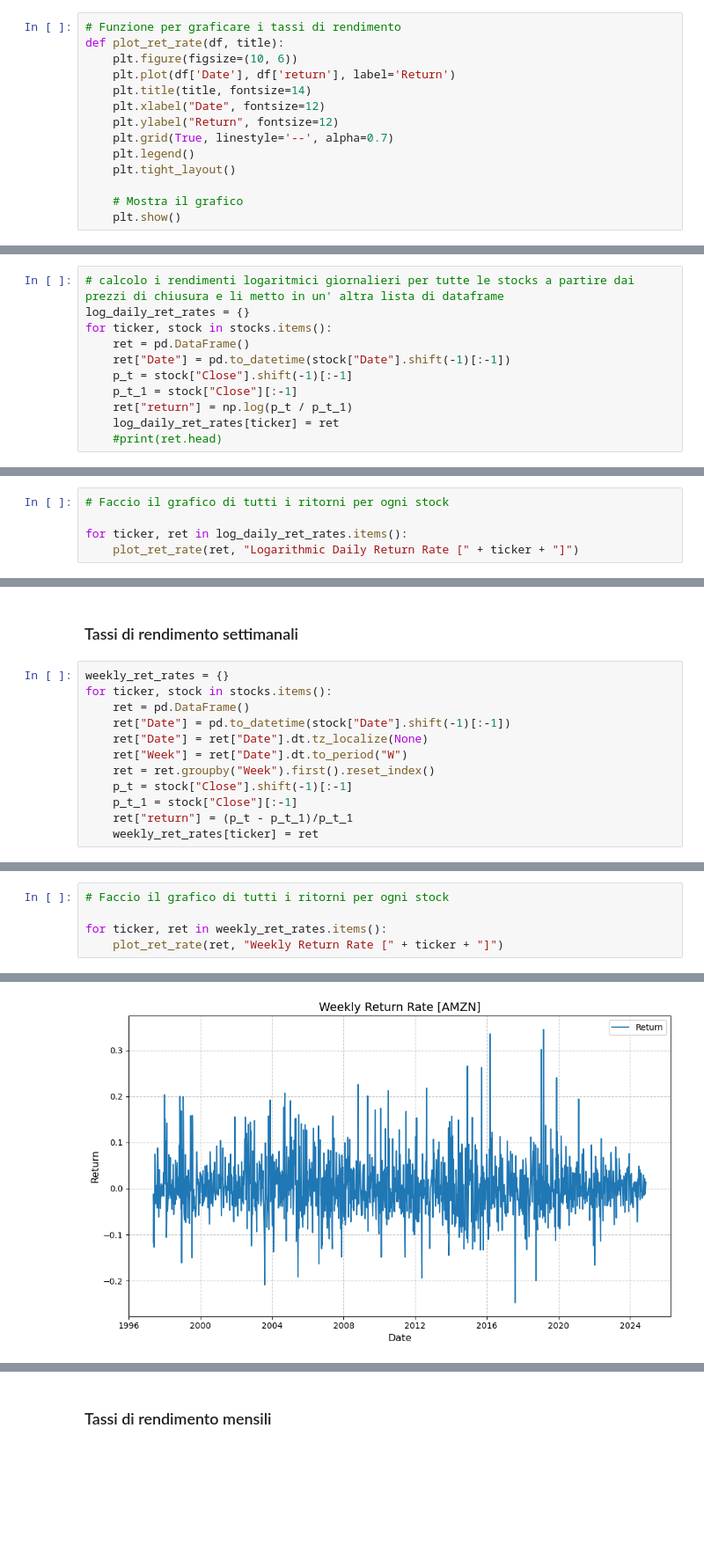
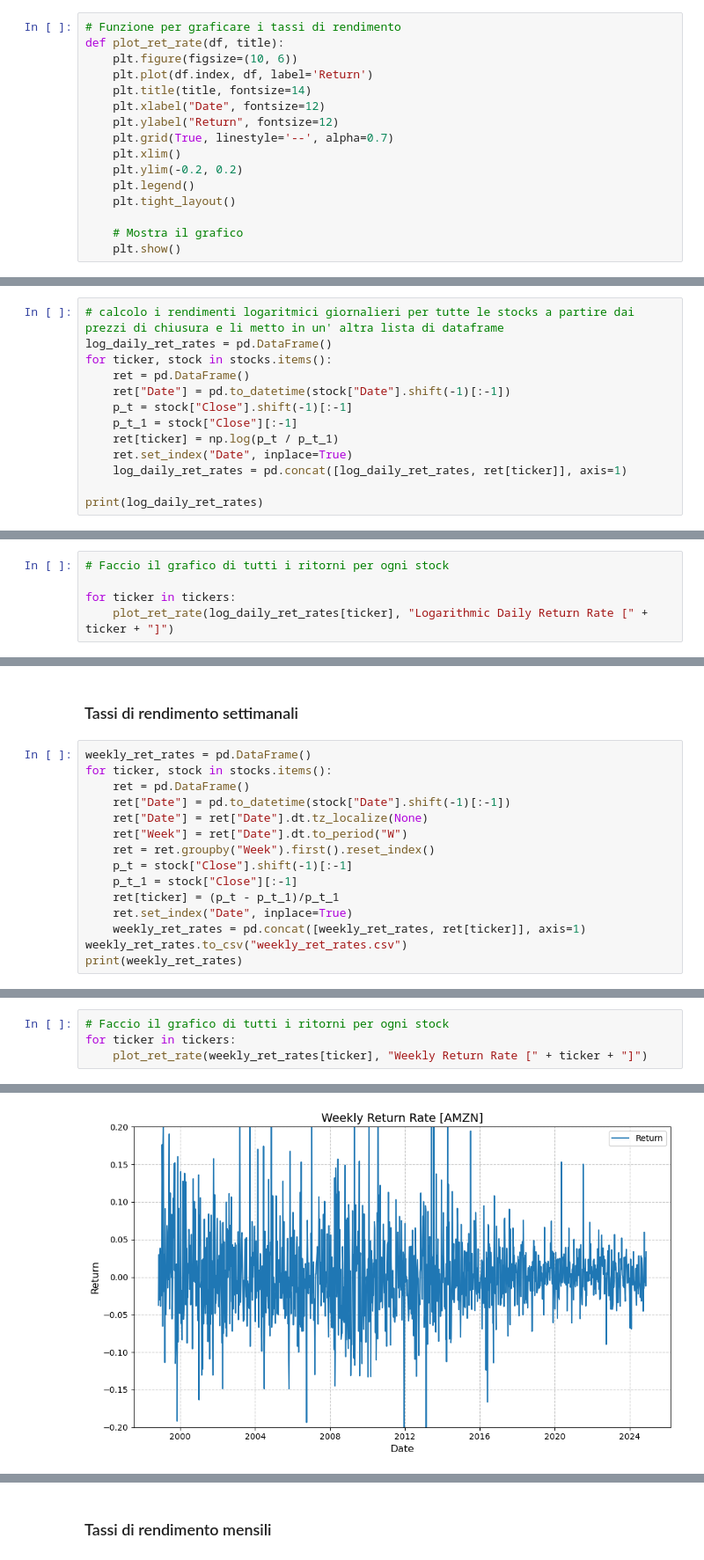
Before and after one commit to LucaFalasca/FinancialMarketAnalysis, a Jupyter notebook: rendimenti.ipynb, the cells around one changed output, grey strips where cells are left out. Shown at 88% size. Drawn from its saved outputs; the diff is of its cells as text; blank space fills up the shorter version.

```diff
--- a/rendimenti.ipynb
+++ b/rendimenti.ipynb
@@ -66,11 +71,13 @@ for ticker in tickers:
 # Funzione per graficare i tassi di rendimento
 def plot_ret_rate(df, title):
     plt.figure(figsize=(10, 6))
-    plt.plot(df['Date'], df['return'], label='Return')
+    plt.plot(df.index, df, label='Return')
     plt.title(title, fontsize=14)
     plt.xlabel("Date", fontsize=12)
     plt.ylabel("Return", fontsize=12)
     plt.grid(True, linestyle='--', alpha=0.7)
+    plt.xlim()
+    plt.ylim(-0.2, 0.2)
     plt.legend()
     plt.tight_layout()
 
@@ -80,12 +87,14 @@ def plot_ret_rate(df, title):
 ### Tassi di rendimenti logaritmici giornalieri
 # %%
 # calcolo i rendimenti logaritmici giornalieri per tutte le stocks a partire dai prezzi di chiusura e li metto in un' altra lista di dataframe
-log_daily_ret_rates = {}
+log_daily_ret_rates = pd.DataFrame()
 for ticker, stock in stocks.items():
     ret = pd.DataFrame()
     ret["Date"] = pd.to_datetime(stock["Date"].shift(-1)[:-1])
     p_t = stock["Close"].shift(-1)[:-1]
     p_t_1 = stock["Close"][:-1]
-    ret["return"] = np.log(p_t / p_t_1)
-    log_daily_ret_rates[ticker] = ret
-    #print(ret.head)
+    ret[ticker] = np.log(p_t / p_t_1)
+    ret.set_index("Date", inplace=True)
+    log_daily_ret_rates = pd.concat([log_daily_ret_rates, ret[ticker]], axis=1)
+
+print(log_daily_ret_rates)
@@ -92,6 +116,6 @@ for ticker, stock in stocks.items():
 # %%
 # Faccio il grafico di tutti i ritorni per ogni stock
 
-for ticker, ret in log_daily_ret_rates.items():
-    plot_ret_rate(ret, "Logarithmic Daily Return Rate [" + ticker + "]")
+for ticker in tickers:
+    plot_ret_rate(log_daily_ret_rates[ticker], "Logarithmic Daily Return Rate [" + ticker + "]")
 # %% [output]
@@ -103,7 +127,7 @@ for ticker, ret in log_daily_ret_rates.items():
 # %% [markdown]
 ### Tassi di rendimento settimanali
 # %%
-weekly_ret_rates = {}
+weekly_ret_rates = pd.DataFrame()
 for ticker, stock in stocks.items():
     ret = pd.DataFrame()
     ret["Date"] = pd.to_datetime(stock["Date"].shift(-1)[:-1])
@@ -112,5 +136,8 @@ for ticker, stock in stocks.items():
     ret = ret.groupby("Week").first().reset_index()
     p_t = stock["Close"].shift(-1)[:-1]
     p_t_1 = stock["Close"][:-1]
-    ret["return"] = (p_t - p_t_1)/p_t_1
-    weekly_ret_rates[ticker] = ret
+    ret[ticker] = (p_t - p_t_1)/p_t_1
+    ret.set_index("Date", inplace=True)
+    weekly_ret_rates = pd.concat([weekly_ret_rates, ret[ticker]], axis=1)
+weekly_ret_rates.to_csv("weekly_ret_rates.csv")
+print(weekly_ret_rates)
@@ -117,6 +159,5 @@ for ticker, stock in stocks.items():
 # %%
 # Faccio il grafico di tutti i ritorni per ogni stock
-
-for ticker, ret in weekly_ret_rates.items():
-    plot_ret_rate(ret, "Weekly Return Rate [" + ticker + "]")
+for ticker in tickers:
+    plot_ret_rate(weekly_ret_rates[ticker], "Weekly Return Rate [" + ticker + "]")
 # %% [output]
@@ -125 +166 @@ for ticker, ret in weekly_ret_rates.items():
-[figure, old version]
+[figure, new version]
```
Also changed, not shown: parts of 13 cells of this notebook.
